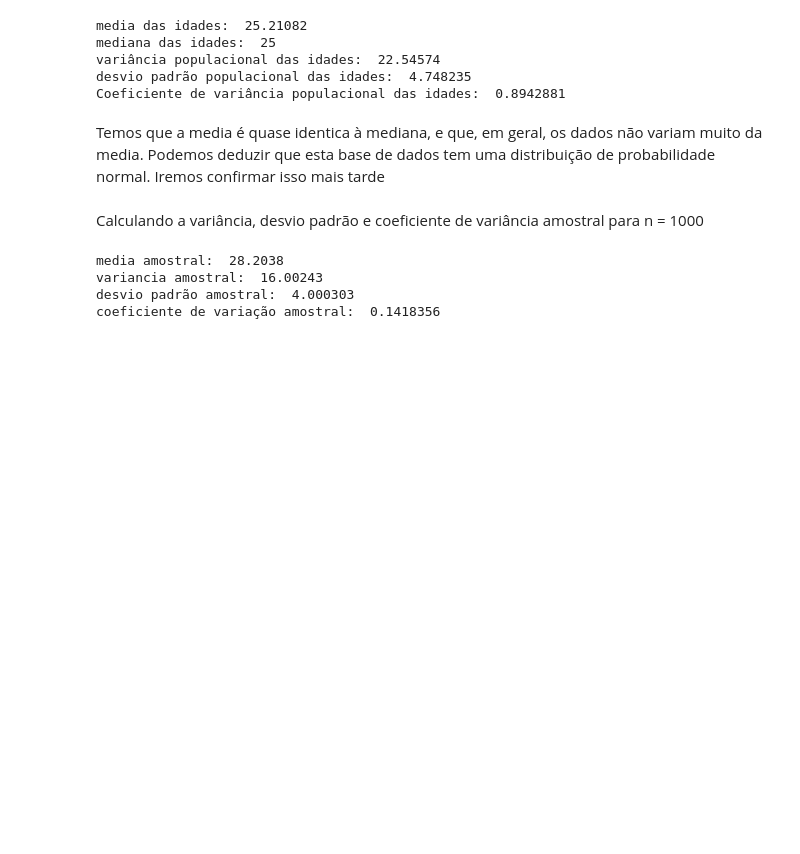
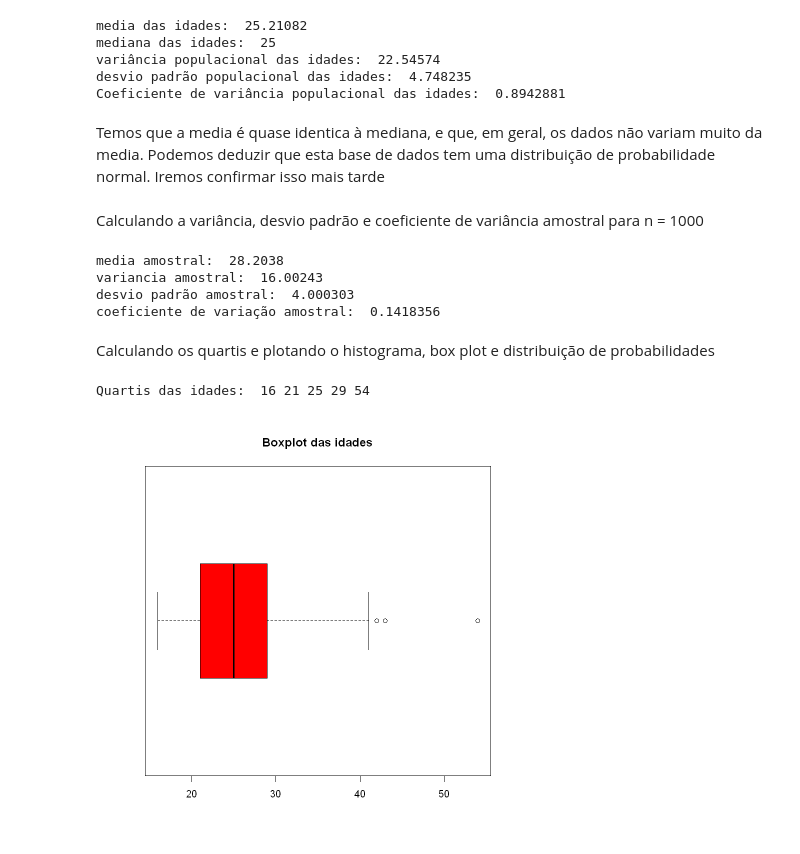
Before and after one commit to Gustavo-V-M/av_continuada_3, a Jupyter notebook: analises.ipynb, the cells around one changed output. Cells and saved outputs as stored; diff of their text form; code cells hidden in the pictures; blank space fills up the shorter version.

Commit message:
calculando quartil e criando os plots

```diff
--- a/analises.ipynb
+++ b/analises.ipynb
@@ -70,3 +70,14 @@ media amostral:  28.2038
 variancia amostral:  16.00243
 desvio padrão amostral:  4.000303
 coeficiente de variação amostral:  0.1418356
+# %% [markdown]
+Calculando os quartis e plotando o histograma, box plot e distribuição de probabilidades
+# %%
+quantiles_age <- quantile(y_players)
+cat("Quartis das idades: ", quantiles_age, "\n")
+# %% [output]
+Quartis das idades:  16 21 25 29 54
+# %%
+boxplot(x = y_players, main = "Boxplot das idades", horizontal = TRUE, col = "red")
+# %% [output]
+[figure, added]
```
Also changed, not shown: parts of 9 cells of this notebook.
